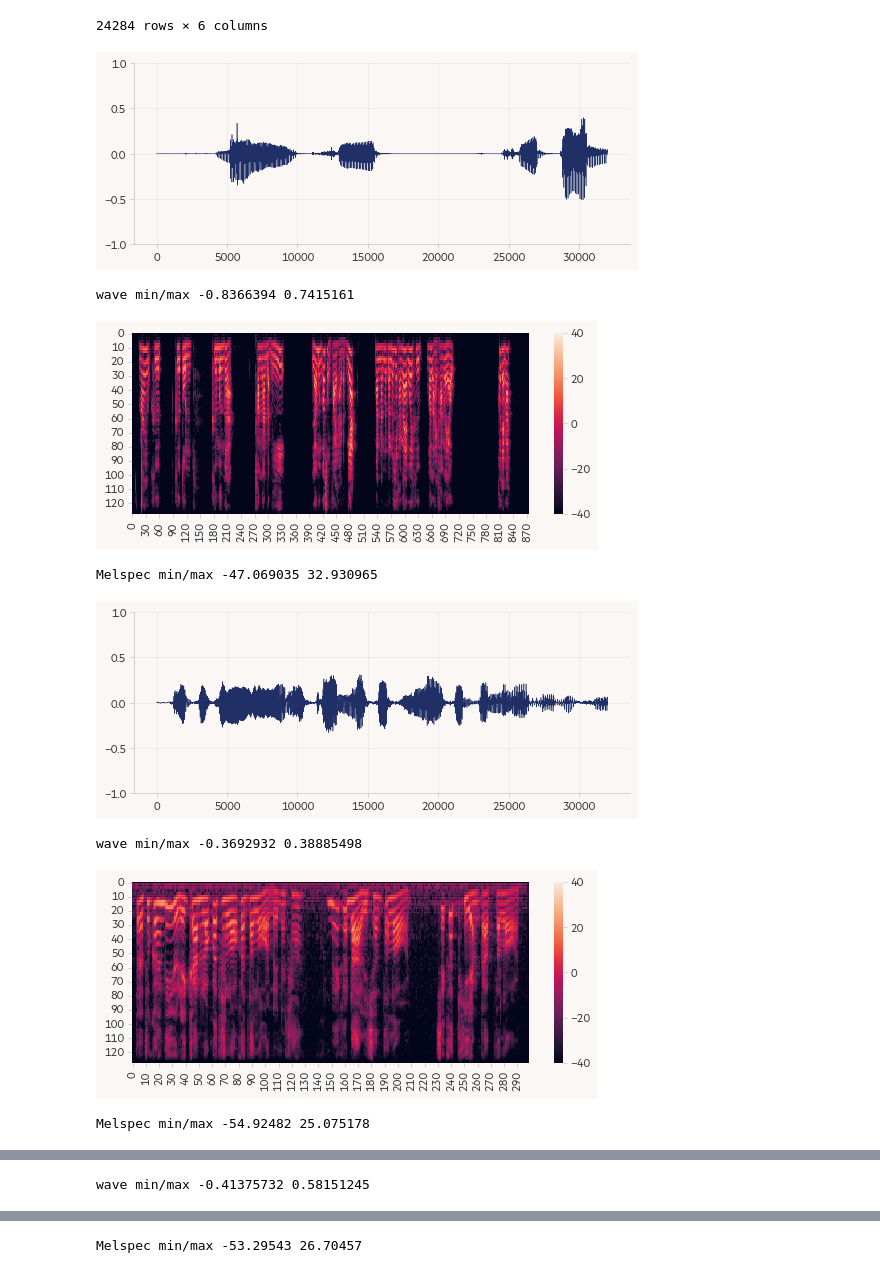
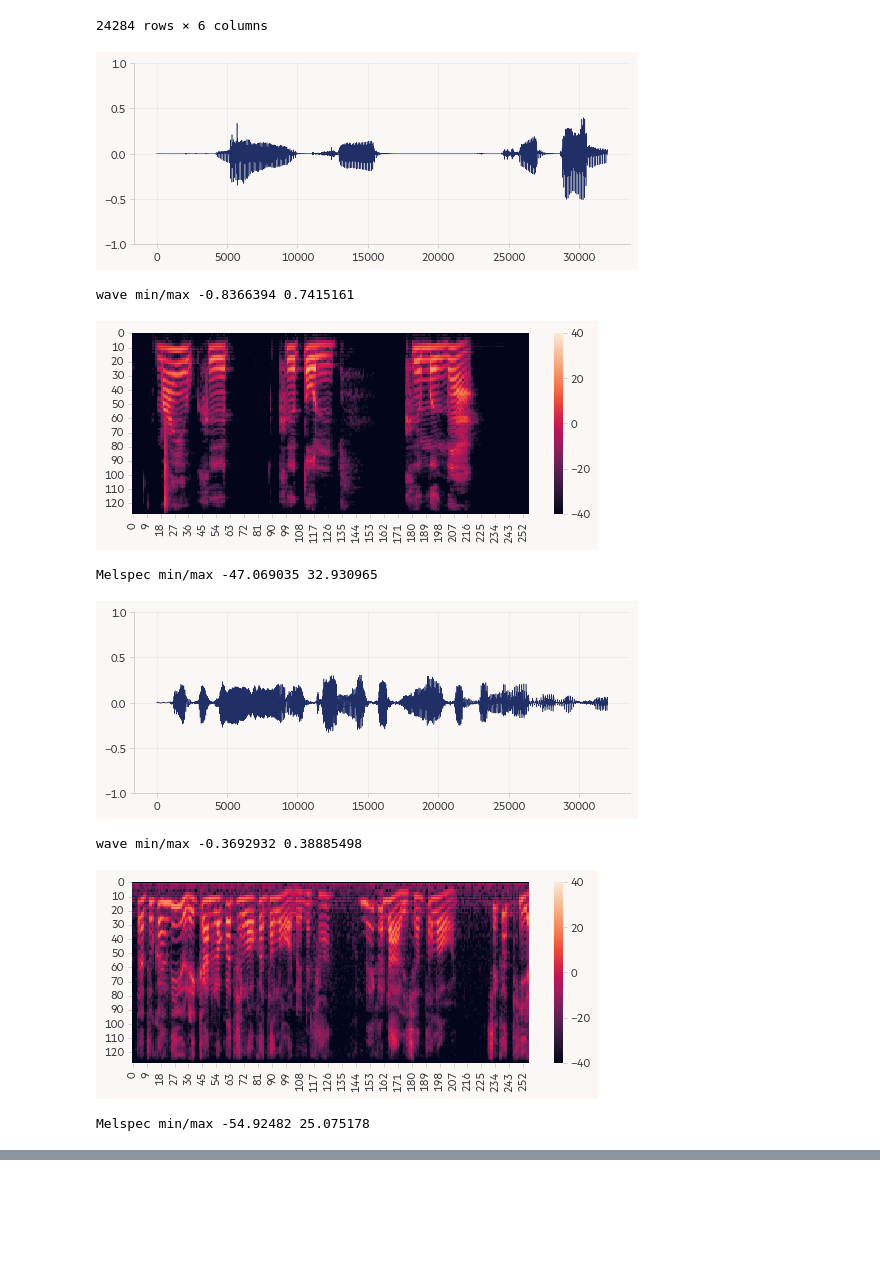
Before and after one commit to chuan-khuna/ThaiSER, a Jupyter notebook: Experiment Preprocessing.ipynb, the cells around one changed output, grey strips where cells are left out. Saved outputs shown, nothing was run; the diff lists cells and outputs as text; code cells hidden in the pictures; blank space fills up the shorter version.

```diff
--- a/Experiment Preprocessing.ipynb
+++ b/Experiment Preprocessing.ipynb
@@ -256,7 +254,11 @@ def plot_spec(tensor, transpose=True):
     if transpose:
         arr = arr.T
 
-    sns.heatmap(arr, vmin=-40, vmax=40)
+    length = arr.shape[1]
+    if length > 256:
+        length = 256
+
+    sns.heatmap(arr[:, :length], vmin=-40, vmax=40)
     plt.show()
 # %%
 import json
@@ -279,20 +281,18 @@ class AudioPreprocessor:
         self.n_mels = 128
         self.max_db = 80
 
-    def __repr__(self):
-        return self.__dict__
+        # padding/truncating (sec)
+        self.pad_length = 30
 
-    @classmethod
     def from_json(self, file: str):
-        with open(file) as f:
+        with open(file, "r") as f:
             setting = json.load(f)
 
-        self.__init__()
         for k in self.__dict__.keys():
             self.__dict__[k] = setting[k]
 
     def save_setting(self, file: str):
-        with open(file) as f:
+        with open(file, "w") as f:
             f.write(json.dumps(self.__dict__, indent=2))
 
     def _resampling(self, audio_tensor: tf.Tensor, rate: int) -> tf.Tensor:
@@ -323,6 +323,13 @@ class AudioPreprocessor:
         audio_tensor = tf.cast(audio_tensor, tf.float32) / tf.cast(tf.int16.max + 1,
                                                                    dtype=tf.float32)
         return audio_tensor
+
+    def _pad_signal(self, audio_tensor: tf.Tensor) -> tf.Tensor:
+        audio_tensor = tf.keras.utils.pad_sequences(audio_tensor[tf.newaxis, :],
+                                                    maxlen=self.length * self.sampling_rate,
+                                                    dtype='float32',
+                                                    padding='post')
+        return tf.squeeze(audio_tensor)
 
     def _to_spectrogram(self, audio_tensor: tf.Tensor) -> tf.Tensor:
         """Convert audio wave tensor to spectrogram tensor
@@ -401,25 +408,26 @@ class AudioPreprocessor:
         audio_tensor, rate = self._audio_tensor_from_file(filename)
         audio_tensor = self._resampling(audio_tensor, rate)
         audio_tensor = self._normalise(audio_tensor)
+        audio_tensor = self._pad_signal(audio_tensor)
         mel_spec = self._process_audio_tensor_to_melspectrogram(audio_tensor)
         return audio_tensor, mel_spec
 # %%
 prep = AudioPreprocessor()
 # %%
-for f in df['path'].head(5):
+for f in df['path'].head(2):
     audio_tensor, mel_spec = prep.preprocess(f)
     plot_wave(audio_tensor)
     audio_tensor = audio_tensor.numpy()
     print("wave min/max", audio_tensor.min(), audio_tensor.max())
     plot_spec(mel_spec)
     mel_spec = mel_spec.numpy()
     print("Melspec min/max", mel_spec.min(), mel_spec.max())
 # %% [output]
 [figure]
 wave min/max -0.8366394 0.7415161
-[figure, old version]
+[figure, new version]
 Melspec min/max -47.069035 32.930965
 [figure]
 wave min/max -0.3692932 0.38885498
-[figure, old version]
+[figure, new version]
 Melspec min/max -54.92482 25.075178
@@ -427 +433,0 @@ Melspec min/max -54.92482 25.075178
-wave min/max -0.41375732 0.58151245
@@ -429 +433,0 @@ wave min/max -0.41375732 0.58151245
-Melspec min/max -53.29543 26.70457
```
Also changed, not shown: parts of 4 cells of this notebook, 2 other files.
